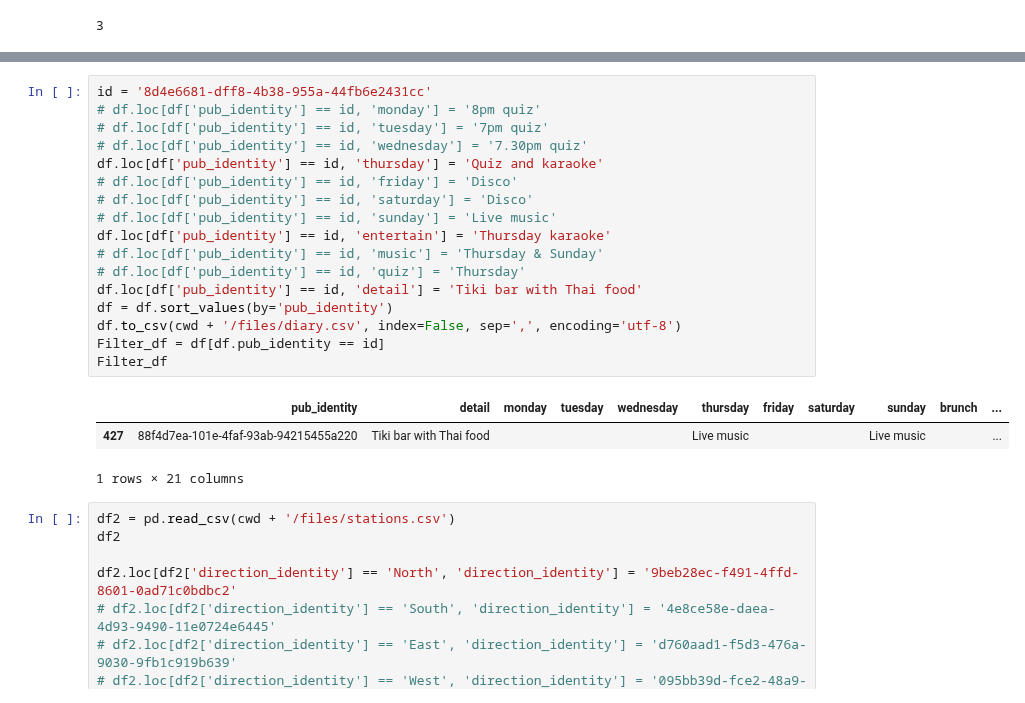
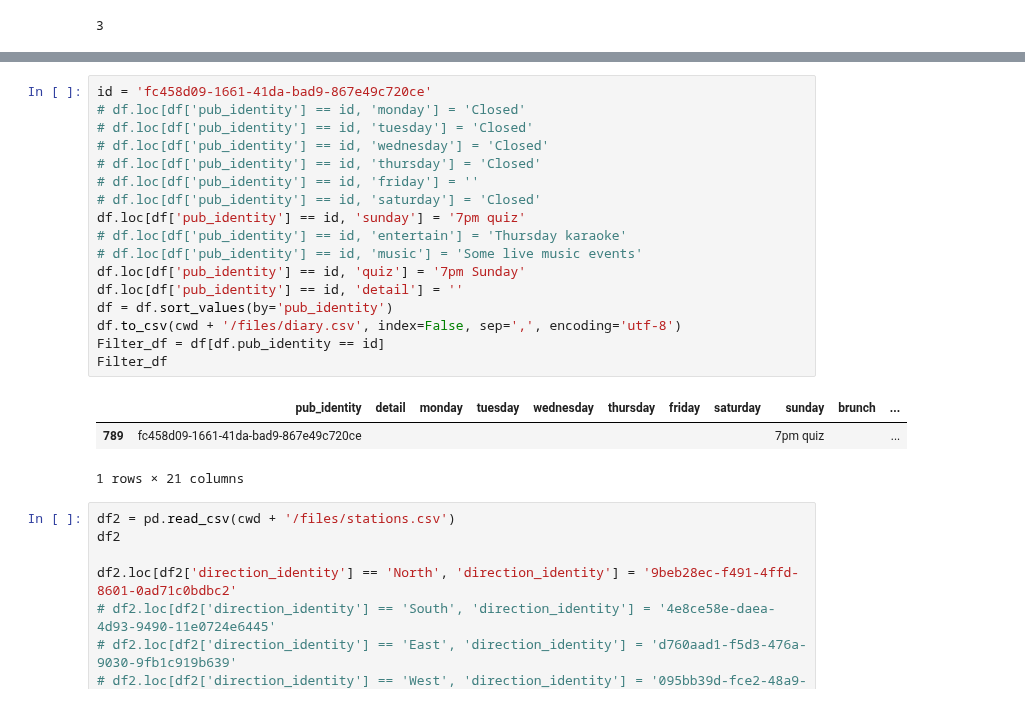
Before and after one commit to cartsmate/thepubcrawls, a Jupyter notebook: stations_edit.ipynb, the cells around one changed output, grey strips where cells are left out. Saved outputs shown, nothing was run; the diff lists cells and outputs as text.

Commit message:
add sunday events

```diff
--- a/stations_edit.ipynb
+++ b/stations_edit.ipynb
@@ -178,23 +177,23 @@ df2.head(1)
 # %%
-id = '8d4e6681-dff8-4b38-955a-44fb6e2431cc'
-# df.loc[df['pub_identity'] == id, 'monday'] = '8pm quiz'
-# df.loc[df['pub_identity'] == id, 'tuesday'] = '7pm quiz'
-# df.loc[df['pub_identity'] == id, 'wednesday'] = '7.30pm quiz'
-df.loc[df['pub_identity'] == id, 'thursday'] = 'Quiz and karaoke'
-# df.loc[df['pub_identity'] == id, 'friday'] = 'Disco'
-# df.loc[df['pub_identity'] == id, 'saturday'] = 'Disco'
-# df.loc[df['pub_identity'] == id, 'sunday'] = 'Live music'
-df.loc[df['pub_identity'] == id, 'entertain'] = 'Thursday karaoke'
-# df.loc[df['pub_identity'] == id, 'music'] = 'Thursday & Sunday'
-# df.loc[df['pub_identity'] == id, 'quiz'] = 'Thursday'
-df.loc[df['pub_identity'] == id, 'detail'] = 'Tiki bar with Thai food'
+id = 'fc458d09-1661-41da-bad9-867e49c720ce'
+# df.loc[df['pub_identity'] == id, 'monday'] = 'Closed'
+# df.loc[df['pub_identity'] == id, 'tuesday'] = 'Closed'
+# df.loc[df['pub_identity'] == id, 'wednesday'] = 'Closed'
+# df.loc[df['pub_identity'] == id, 'thursday'] = 'Closed'
+# df.loc[df['pub_identity'] == id, 'friday'] = ''
+# df.loc[df['pub_identity'] == id, 'saturday'] = 'Closed'
+df.loc[df['pub_identity'] == id, 'sunday'] = '7pm quiz'
+# df.loc[df['pub_identity'] == id, 'entertain'] = 'Thursday karaoke'
+# df.loc[df['pub_identity'] == id, 'music'] = 'Some live music events'
+df.loc[df['pub_identity'] == id, 'quiz'] = '7pm Sunday'
+df.loc[df['pub_identity'] == id, 'detail'] = ''
 df = df.sort_values(by='pub_identity')
 df.to_csv(cwd + '/files/diary.csv', index=False, sep=',', encoding='utf-8')
 Filter_df = df[df.pub_identity == id]
 Filter_df
 # %% [output]
 |  | pub_identity | detail | monday | tuesday | wednesday | thursday | friday | saturday | sunday | brunch | ... |
-| 427 | 88f4d7ea-101e-4faf-93ab-94215455a220 | Tiki bar with Thai food |  |  |  | Live music |  |  | Live music |  | ... |
+| 789 | fc458d09-1661-41da-bad9-867e49c720ce |  |  |  |  |  |  |  | 7pm quiz |  | ... |
 1 rows × 21 columns
 # %%
 df2 = pd.read_csv(cwd + '/files/stations.csv')
```
Also changed, not shown: parts of 1 cell of this notebook, 3 other files.
